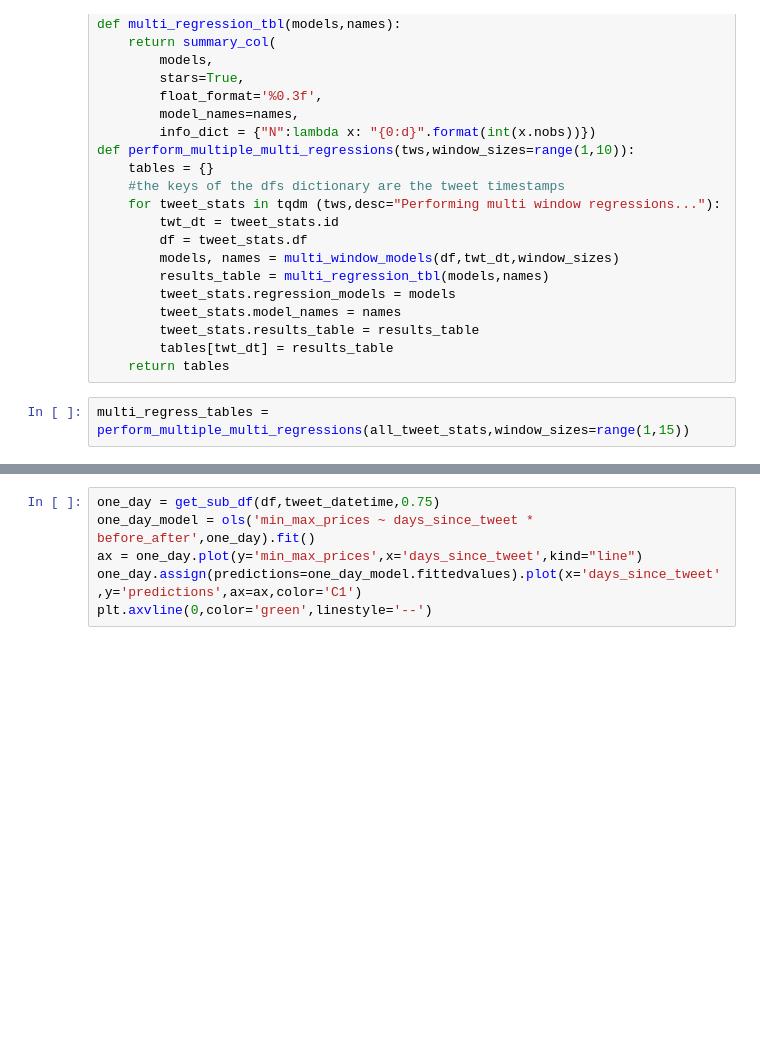
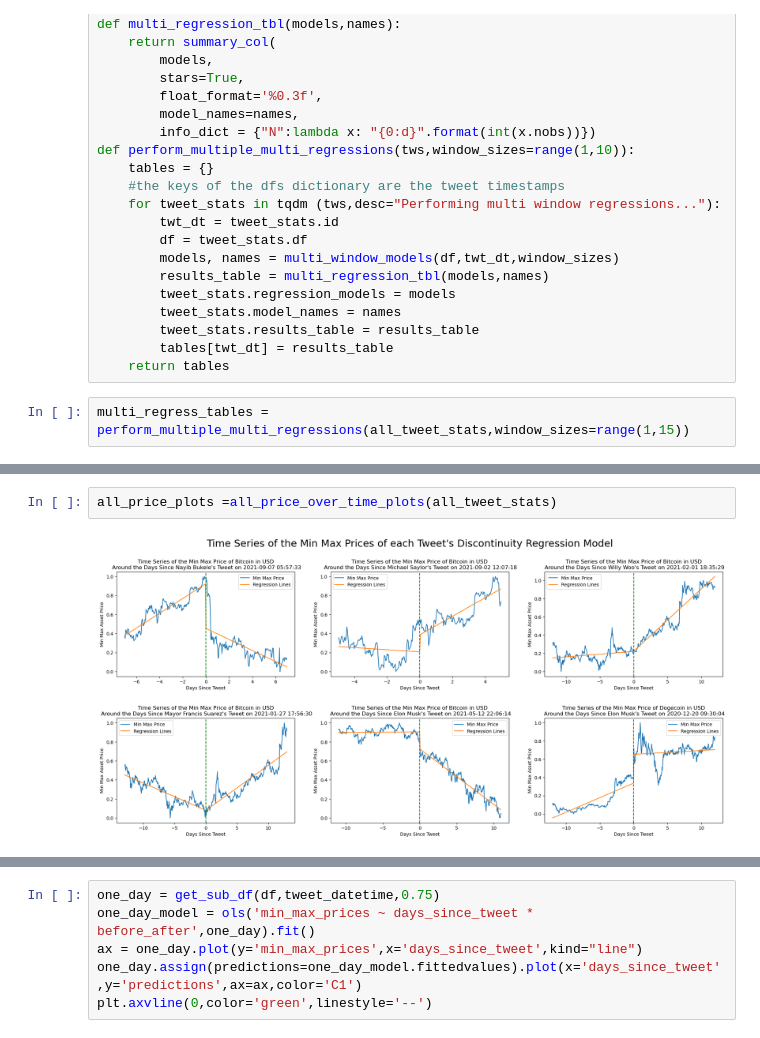
Before and after one commit to DataTa-Da/qm2, a Jupyter notebook: analysis/Discontinuity Regression.ipynb, the cells around one changed output, grey strips where cells are left out. Drawn from its saved outputs; the diff is of its cells as text; blank space fills up the shorter version.

```diff
--- a/analysis/Discontinuity Regression.ipynb
+++ b/analysis/Discontinuity Regression.ipynb
@@ -220,6 +236,10 @@ def select_chosen_model(tws,window_sizes=[]):
             window_size = window_sizes[i]
             tweet_stats.chosen_model = tweet_stats.regression_models[window_size-1]
             tweet_stats.chosen_window_size = window_size
+# %%
+all_price_plots =all_price_over_time_plots(all_tweet_stats)
+# %% [output]
+[figure, added]
 # %%
 window_sizes=[7,13,5,11,12,12]
 select_chosen_model(all_tweet_stats,window_sizes)
```
Also changed, not shown: parts of 16 cells of this notebook.
